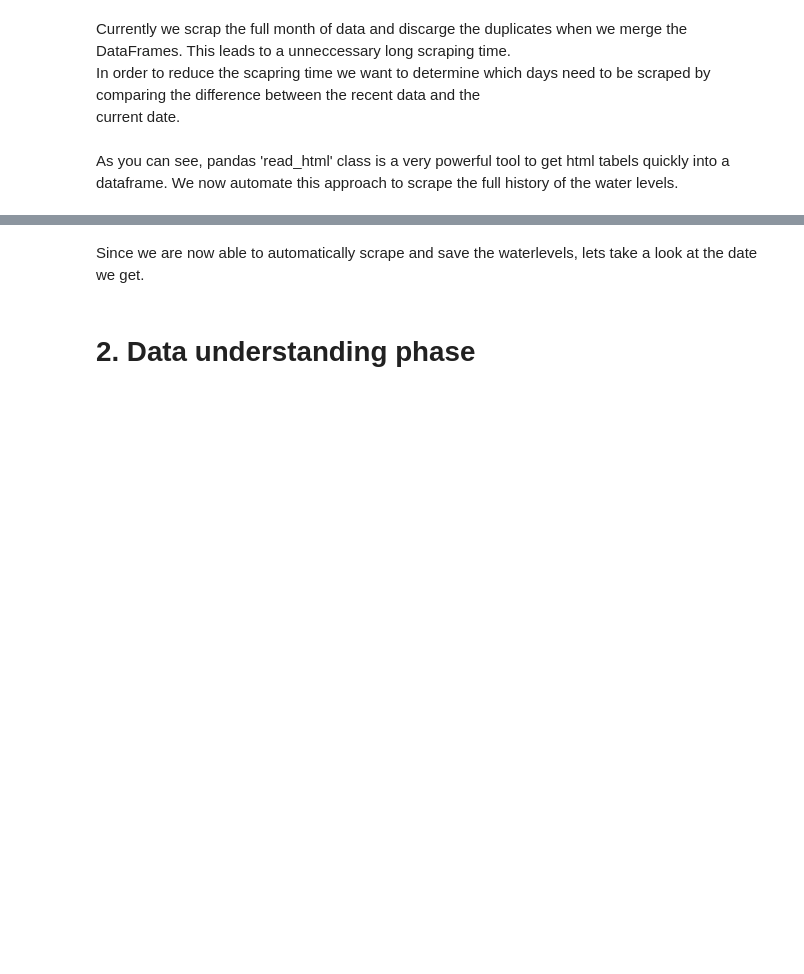
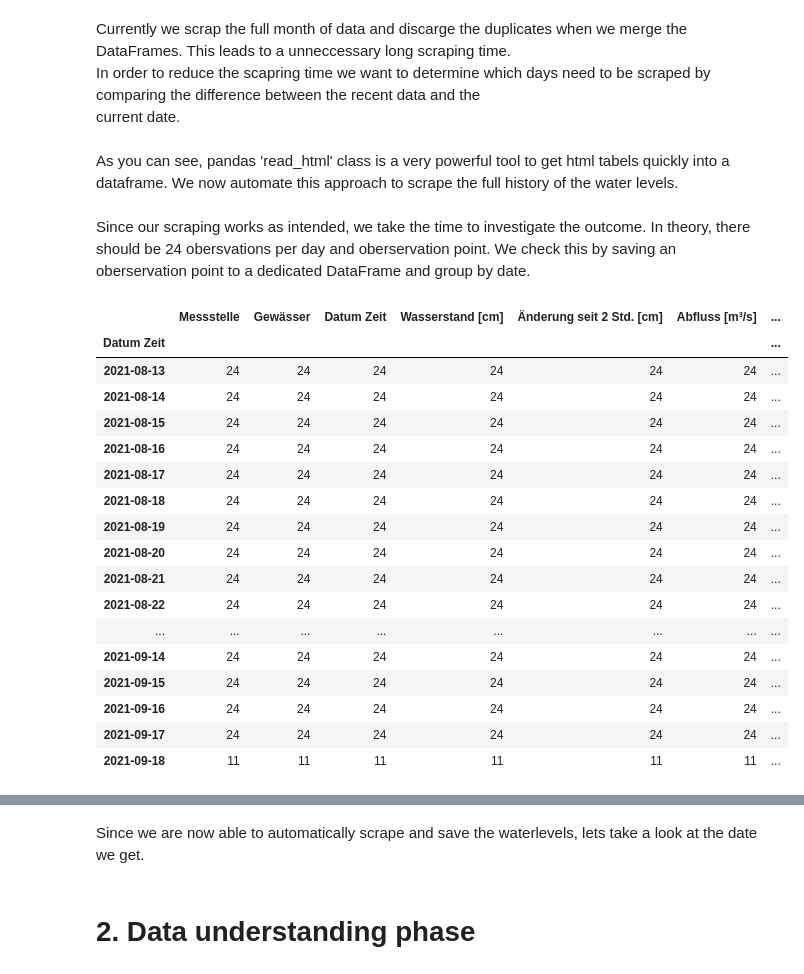
Before and after one commit to sonnyplankton/IsarWaterLevels, a Jupyter notebook: Isar Pegelstände Scraping.ipynb, the cells around one changed output, grey strips where cells are left out. Cells and saved outputs as stored; diff of their text form; code cells hidden in the pictures; blank space fills up the shorter version.

Commit message:
finished Isar scraping

```diff
--- a/Isar Pegelstände Scraping.ipynb
+++ b/Isar Pegelstände Scraping.ipynb
@@ -147,13 +147,32 @@ if concatenating == True:
     concatenated_df_2     = pd.concat([hist_pegel, concatenated_df], axis=0, ignore_index=True)
     concatenated_df_2     = concatenated_df_2.sort_values(by=['Datum Zeit'], ascending = False)
 
-    #saving concatenated df to file
-    end_date            = concatenated_df_2['Datum Zeit'].iloc[0][:10]
-    start_date          = concatenated_df_2['Datum Zeit'].iloc[-1][:10]
-    save_string2        = 'isar_pegel' + '_' + start_date +  '_bis_' + end_date
-
-    os.remove(file)
-
-    concatenated_df_2   = concatenated_df_2.drop_duplicates()
+    #Clean up by dropping duplicates in observation point and datetime
+    concatenated_df_2   = concatenated_df_2.drop_duplicates(['Messstelle','Datum Zeit'])
+    concatenated_df_2['Datum Zeit'] = pd.to_datetime(concatenated_df_2['Datum Zeit'], format='%Y-%m-%d %H:%M:%S')
 
     concatenated_df_2.to_csv((save_string2 + '.csv'), index=False)
+# %% [markdown]
+Since our scraping works as intended, we take the time to investigate the outcome. In theory, there should be 24 obersvations per day and oberservation point. We check this by saving an oberservation point to a dedicated DataFrame and group by date.
+# %%
+waterlevel_sylvenstein = concatenated_df_2[concatenated_df_2['Messstelle'] == 'Sylvenstein']
+waterlevel_sylvenstein.groupby(by=waterlevel_sylvenstein['Datum Zeit'].dt.date).count()
+# %% [output]
+|  | Messstelle | Gewässer | Datum Zeit | Wasser­stand [cm] | Änderung seit 2 Std. [cm] | Abfluss [m³/s] | ... |
+| Datum Zeit |  |  |  |  |  |  | ... |
+| 2021-08-13 | 24 | 24 | 24 | 24 | 24 | 24 | ... |
+| 2021-08-14 | 24 | 24 | 24 | 24 | 24 | 24 | ... |
+| 2021-08-15 | 24 | 24 | 24 | 24 | 24 | 24 | ... |
+| 2021-08-16 | 24 | 24 | 24 | 24 | 24 | 24 | ... |
+| 2021-08-17 | 24 | 24 | 24 | 24 | 24 | 24 | ... |
+| 2021-08-18 | 24 | 24 | 24 | 24 | 24 | 24 | ... |
+| 2021-08-19 | 24 | 24 | 24 | 24 | 24 | 24 | ... |
+| 2021-08-20 | 24 | 24 | 24 | 24 | 24 | 24 | ... |
+| 2021-08-21 | 24 | 24 | 24 | 24 | 24 | 24 | ... |
+| 2021-08-22 | 24 | 24 | 24 | 24 | 24 | 24 | ... |
+| ... | ... | ... | ... | ... | ... | ... | ... |
+| 2021-09-14 | 24 | 24 | 24 | 24 | 24 | 24 | ... |
+| 2021-09-15 | 24 | 24 | 24 | 24 | 24 | 24 | ... |
+| 2021-09-16 | 24 | 24 | 24 | 24 | 24 | 24 | ... |
+| 2021-09-17 | 24 | 24 | 24 | 24 | 24 | 24 | ... |
+| 2021-09-18 | 11 | 11 | 11 | 11 | 11 | 11 | ... |
```
Also changed, not shown: parts of 15 cells of this notebook.
